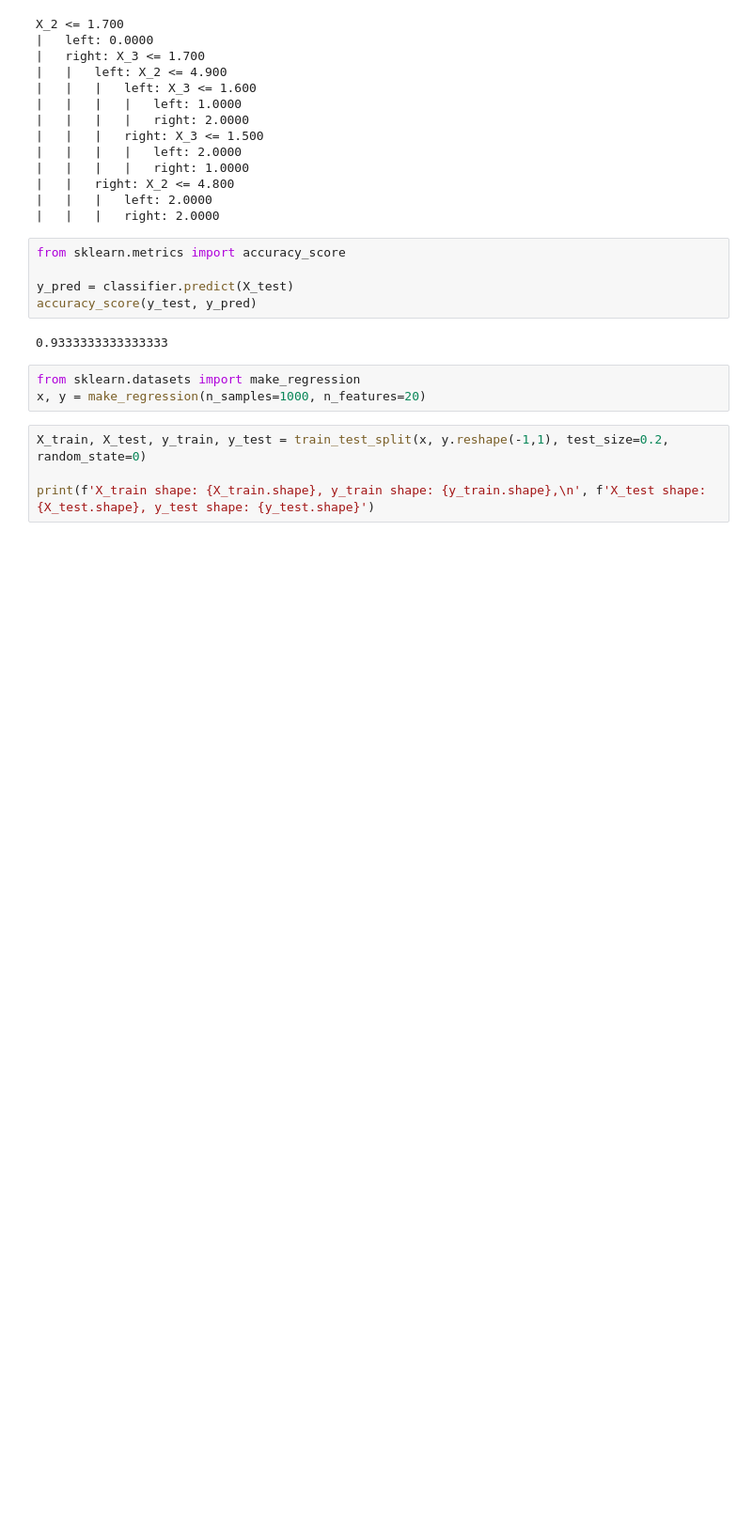
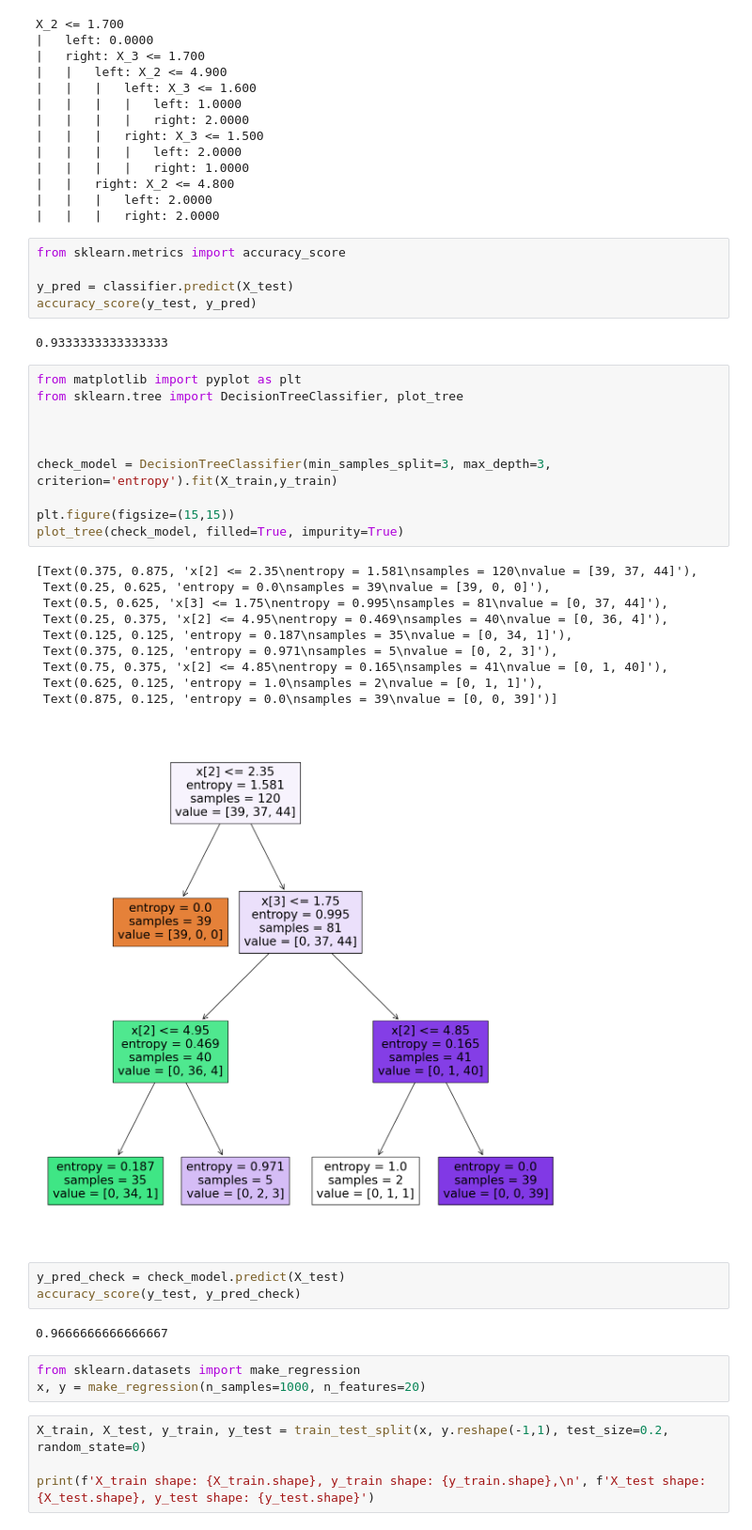
Before and after one commit to SeitovaRalina/Machine-Learning-Labs, a Jupyter notebook: notebooks/Лабораторная №5/CART.ipynb, the cells around one changed output. Shown at 94% size. Cells and saved outputs as stored; diff of their text form; blank space fills up the shorter version.

```diff
--- a/notebooks/Лабораторная №5/CART.ipynb
+++ b/notebooks/Лабораторная №5/CART.ipynb
@@ -78,6 +78,32 @@ y_pred = classifier.predict(X_test)
 accuracy_score(y_test, y_pred)
 # %% [output]
 0.9333333333333333
+# %%
+from matplotlib import pyplot as plt
+from sklearn.tree import DecisionTreeClassifier, plot_tree
+
+
+
+check_model = DecisionTreeClassifier(min_samples_split=3, max_depth=3, criterion='entropy').fit(X_train,y_train)
+
+plt.figure(figsize=(15,15))
+plot_tree(check_model, filled=True, impurity=True)
+# %% [output]
+[Text(0.375, 0.875, 'x[2] <= 2.35\nentropy = 1.581\nsamples = 120\nvalue = [39, 37, 44]'),
+ Text(0.25, 0.625, 'entropy = 0.0\nsamples = 39\nvalue = [39, 0, 0]'),
+ Text(0.5, 0.625, 'x[3] <= 1.75\nentropy = 0.995\nsamples = 81\nvalue = [0, 37, 44]'),
+ Text(0.25, 0.375, 'x[2] <= 4.95\nentropy = 0.469\nsamples = 40\nvalue = [0, 36, 4]'),
+ Text(0.125, 0.125, 'entropy = 0.187\nsamples = 35\nvalue = [0, 34, 1]'),
+ Text(0.375, 0.125, 'entropy = 0.971\nsamples = 5\nvalue = [0, 2, 3]'),
+ Text(0.75, 0.375, 'x[2] <= 4.85\nentropy = 0.165\nsamples = 41\nvalue = [0, 1, 40]'),
+ Text(0.625, 0.125, 'entropy = 1.0\nsamples = 2\nvalue = [0, 1, 1]'),
+ Text(0.875, 0.125, 'entropy = 0.0\nsamples = 39\nvalue = [0, 0, 39]')]
+[figure, added]
+# %%
+y_pred_check = check_model.predict(X_test)
+accuracy_score(y_test, y_pred_check)
+# %% [output]
+0.9666666666666667
 # %%
 from sklearn.datasets import make_regression
 x, y = make_regression(n_samples=1000, n_features=20)
```
Also changed, not shown: parts of 4 cells of this notebook, 12 other files.
